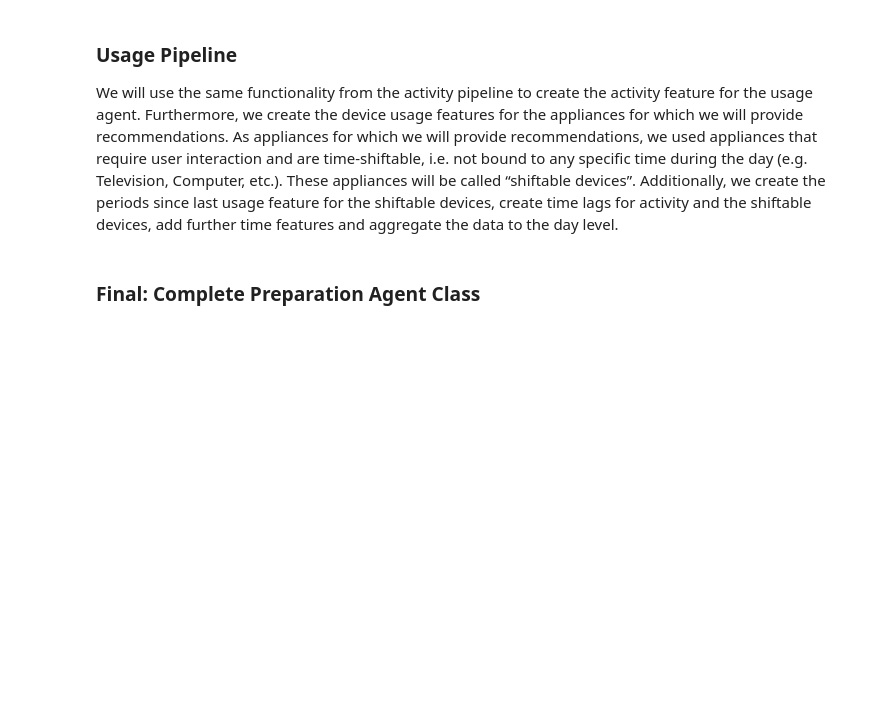
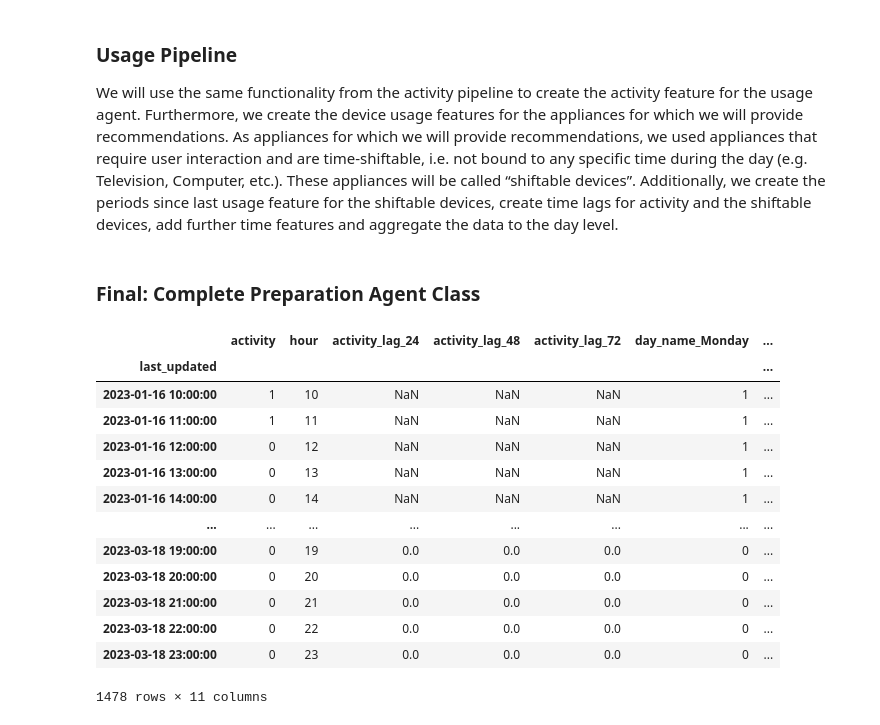
Before and after one commit to sonyaarom/Seminar-Information-Systems, a Jupyter notebook: Preparation_Agent_HA.ipynb, the cells around one changed output. Saved outputs shown, nothing was run; the diff lists cells and outputs as text; code cells hidden in the pictures; blank space fills up the shorter version.

```diff
--- a/Preparation_Agent_HA.ipynb
+++ b/Preparation_Agent_HA.ipynb
@@ -861,10 +1383,10 @@ class Preparation_Agent:
 #installing dependencies
     import pandas as pd
     #uploading data and simple data wrangling
-    def __init__(self, dbfile, shiftable_devices):
+    def __init__(self, dbfile, shiftable_devices, trainig_days = 60):
         from helper_functions import Helper
         helper = Helper()
-        self.input = helper.export_sql(dbfile)
+        self.input = helper.export_sql(dbfile, trainig_days)
         self.shiftable_devices = shiftable_devices
 
     def unpacking_attributes(self, df):
@@ -879,6 +1401,16 @@ class Preparation_Agent:
         result = pd.DataFrame( pd.concat([output,df2], axis = 1).drop('shared_attributes', axis = 1))
         result = result.dropna(axis = 1, thresh=int(0.95*(len(result.columns))))
         return result
+
+    def create_friendly_names(self, df):
+        trial = df.copy()
+        trial.attributes_id = trial.attributes_id.dropna()
+        trial.state= pd.to_numeric(trial['state'], errors='coerce').dropna()
+        w_data = trial[trial.unit_of_measurement.isin(['W'])]
+        w_data = trial[trial.entity_id.isin(prep.shiftable_devices)]
+        friendly_names = w_data[['entity_id','friendly_name']]
+        friendly_name_map = friendly_names.drop_duplicates()
+        return(friendly_name_map)
 
     def access_shiftable_devices(self, df, attrs= 'all'):
         import pandas as pd
@@ -896,6 +1428,7 @@ class Preparation_Agent:
             w_data_long = w_data[['entity_id','last_updated','state']]
             w_data_wide = pd.pivot(w_data_long,  index = ['last_updated'], columns = 'entity_id', values = 'state')
         result = w_data_wide.fillna(0).reset_index()
+
         return(result)
 
     #basic preprocessing
@@ -960,19 +1493,26 @@ class Preparation_Agent:
     def last_reported(self, df):
         return str(df.index.max())[:10]
 
+    def days_between(self, d1, d2):
+        d1 = datetime.strptime(d1, "%Y-%m-%d")
+        d2 = datetime.strptime(d2, "%Y-%m-%d")
+        return abs((d2 - d1).days)
+
+
     def add_dummy_data_tomorrow(self, df):
-        date = self.last_reported(df)
-        tomorrow = (pd.to_datetime(date) + pd.Timedelta(days=1)).strftime("%Y-%m-%d")
 
+        today = str(datetime.now())[:10]
+        last_updated = self.last_reported(df)
+        tomorrow = (pd.to_datetime(today) + pd.Timedelta(days=1)).strftime("%Y-%m-%d")
+        diff_days = self.days_between(last_updated, today)
         # determine how many hours we need to fill up (missing hours till new day + 23 for tomorrow, day of prediction)
-        hours_to_fill = 24 - int(str(df.index.max())[11:13]) + 23
+        hours_to_fill = 24 - int(str(df.index.max())[11:13]) + 23 + (24 * diff_days)
 
         # add rows and fill up with dummy 0
         for i in range(0,hours_to_fill):
             idx = df.tail(1).index[0] + pd.Timedelta(hours=1)
             df.loc[idx] = 0
         return df
-
 
     def plot_consumption(self, df, features='all', figsize='default', threshold=None, title='Consumption'):
         df = df.copy()
@@ -1091,6 +1631,19 @@ class Preparation_Agent:
 
     #pipelines
     # -------------------------------------------------------------------------------------------
+    #pipeline friendly_names
+    def pipline_friendly_names(self, df):
+        from helper_functions import Helper
+        import pandas as pd
+        helper = Helper()
+        df = df.copy()
+        import pandas as pd
+        output = pd.DataFrame()
+
+        df  = self.unpacking_attributes(self.input)
+        output = self.create_friendly_names(df)
+        return output
+
     #pipeline load
     def pipeline_load(self, df, params):
         from helper_functions import Helper
@@ -1226,9 +1779,24 @@ class Preparation_Agent:
 
         return output
 # %%
-prep = Preparation_Agent(helper.export_sql(dbfile), shiftable_devices)
+prep = Preparation_Agent(dbfile, shiftable_devices)
 df = prep.pipeline_activity(helper.export_sql(dbfile), activity_pipe_params)
 df
+# %% [output]
+|  | activity | hour | activity_lag_24 | activity_lag_48 | activity_lag_72 | day_name_Monday | ... |
+| last_updated |  |  |  |  |  |  | ... |
+| 2023-01-16 10:00:00 | 1 | 10 | NaN | NaN | NaN | 1 | ... |
+| 2023-01-16 11:00:00 | 1 | 11 | NaN | NaN | NaN | 1 | ... |
+| 2023-01-16 12:00:00 | 0 | 12 | NaN | NaN | NaN | 1 | ... |
+| 2023-01-16 13:00:00 | 0 | 13 | NaN | NaN | NaN | 1 | ... |
+| 2023-01-16 14:00:00 | 0 | 14 | NaN | NaN | NaN | 1 | ... |
+| ... | ... | ... | ... | ... | ... | ... | ... |
+| 2023-03-18 19:00:00 | 0 | 19 | 0.0 | 0.0 | 0.0 | 0 | ... |
+| 2023-03-18 20:00:00 | 0 | 20 | 0.0 | 0.0 | 0.0 | 0 | ... |
+| 2023-03-18 21:00:00 | 0 | 21 | 0.0 | 0.0 | 0.0 | 0 | ... |
+| 2023-03-18 22:00:00 | 0 | 22 | 0.0 | 0.0 | 0.0 | 0 | ... |
+| 2023-03-18 23:00:00 | 0 | 23 | 0.0 | 0.0 | 0.0 | 0 | ... |
+1478 rows × 11 columns
 # %%
 with pd.option_context('display.max_rows', None, 'display.max_columns', None):  # more options can be specified also
     print(df)
```
Also changed, not shown: parts of 62 cells of this notebook, 3 other files.
